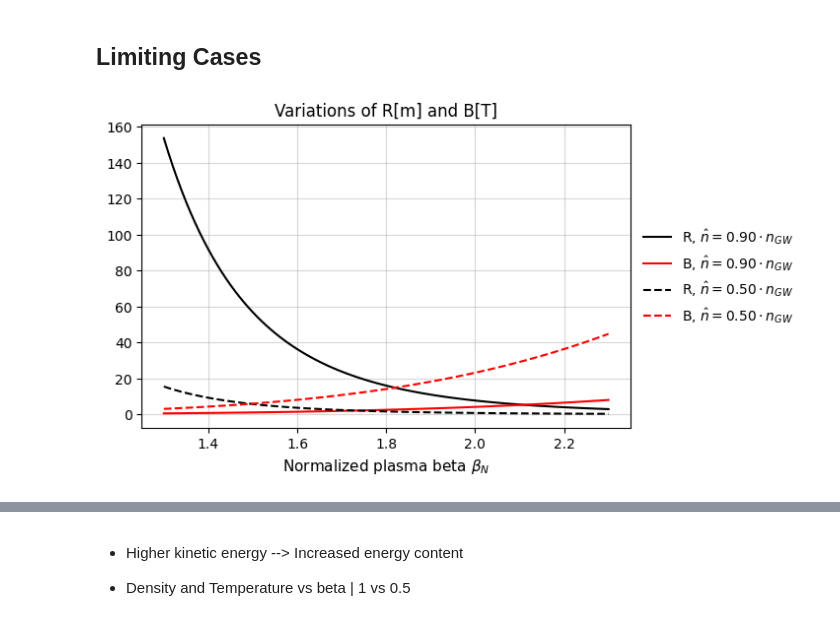
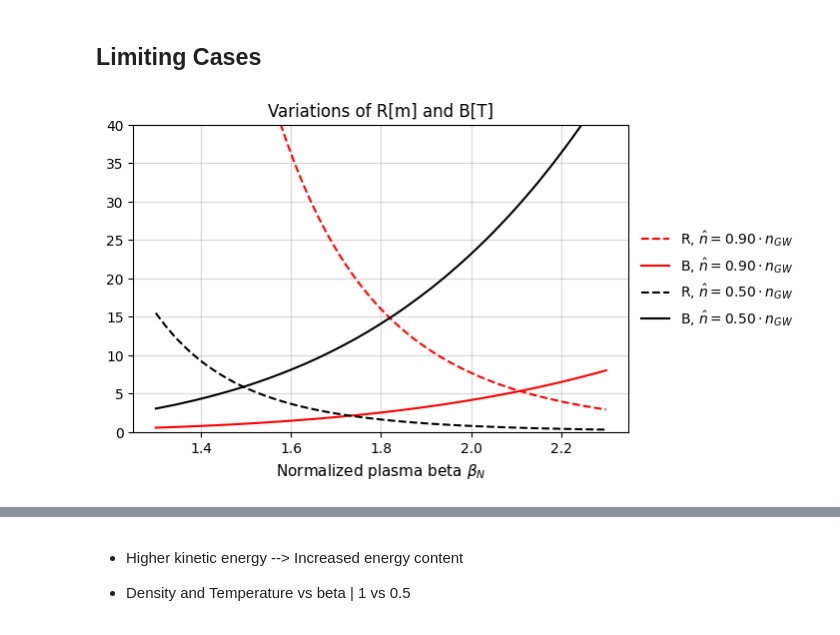
Before and after one commit to Chinnasf/Physics, a Jupyter notebook: TOKAMAKS/CEA/Scaling Law -- Reduced Parameters.ipynb, the cells around one changed output, grey strips where cells are left out. Drawn from its saved outputs; the diff is of its cells as text; code cells hidden in the pictures.

```diff
--- a/TOKAMAKS/CEA/Scaling Law -- Reduced Parameters.ipynb
+++ b/TOKAMAKS/CEA/Scaling Law -- Reduced Parameters.ipynb
@@ -319,8 +319,10 @@ plt.show()
 # %%
 n80 = pd.read_csv("data/n_GW_80.csv")
 n85 = pd.read_csv("data/n_GW_85.csv")
-n90 = pd.read_csv("data/n_GW_90_long.csv")
-n50 = pd.read_csv("data/n_GW_50_long.csv")
+n90 = pd.read_csv("data/n_GW_90.csv")
+n50 = pd.read_csv("data/n_GW_50.csv")
+n90l = pd.read_csv("data/n_GW_90_long.csv")
+n50l = pd.read_csv("data/n_GW_50_long.csv")
 # %%
 fig = plt.figure(figsize=(8,4))
 ax = plt.subplot(111)
@@ -349,22 +351,25 @@ ax.legend(loc='center left', bbox_to_anchor=(1, 0.5), frameon=False);
 # %%
 fig = plt.figure(figsize=(8,4))
 ax = plt.subplot(111)
 
-plt.plot(n90.beta_n, n90.R,label="R, $\\hat{n} = 0.90\\cdot n_{GW}$", c="k", ls="-")
-plt.plot(n90.beta_n, n90.B,label="B, $\\hat{n} = 0.90\\cdot n_{GW}$", c="r", ls="-")
+plt.plot(n90l.beta_n, n90l.R,label="R, $\\hat{n} = 0.90\\cdot n_{GW}$", c="r", ls="--")
+plt.plot(n90l.beta_n, n90l.B,label="B, $\\hat{n} = 0.90\\cdot n_{GW}$", c="r", ls="-")
 
-plt.plot(n50.beta_n, n50.R,label="R, $\\hat{n} = 0.50\\cdot n_{GW}$", c="k", ls="--")
-plt.plot(n50.beta_n, n50.B,label="B, $\\hat{n} = 0.50\\cdot n_{GW}$", c="r", ls="--")
+plt.plot(n50l.beta_n, n50l.R,label="R, $\\hat{n} = 0.50\\cdot n_{GW}$", c="k", ls="--")
+plt.plot(n50l.beta_n, n50l.B,label="B, $\\hat{n} = 0.50\\cdot n_{GW}$", c="k", ls="-")
 
 plt.xlabel("Normalized plasma beta $\\beta_N$", fontsize=11)
 plt.title("Variations of R[m] and B[T]")
 
 plt.grid(alpha=0.5)
 # Shrink current axis by 20%
 box = ax.get_position()
 ax.set_position([box.x0, box.y0, box.width * 0.8, box.height])
 
+ax = plt.gca()
+ax.set_ylim([0,40])
+
 # Put a legend to the right of the current axis
 ax.legend(loc='center left', bbox_to_anchor=(1, 0.5), frameon=False);
 # %% [output]
-[figure, old version]
+[figure, new version]
```
Also changed, not shown: parts of 8 cells of this notebook.
